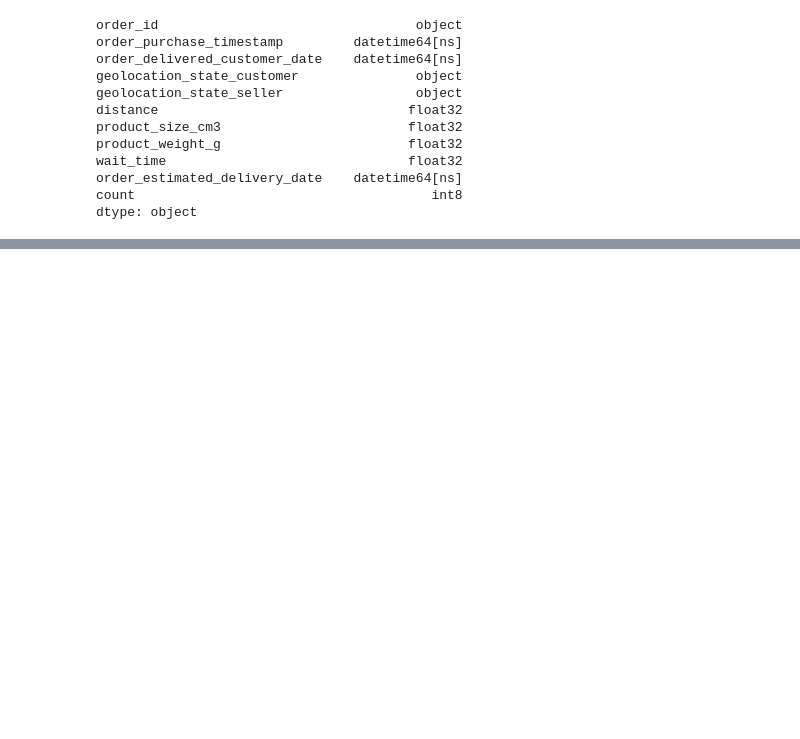
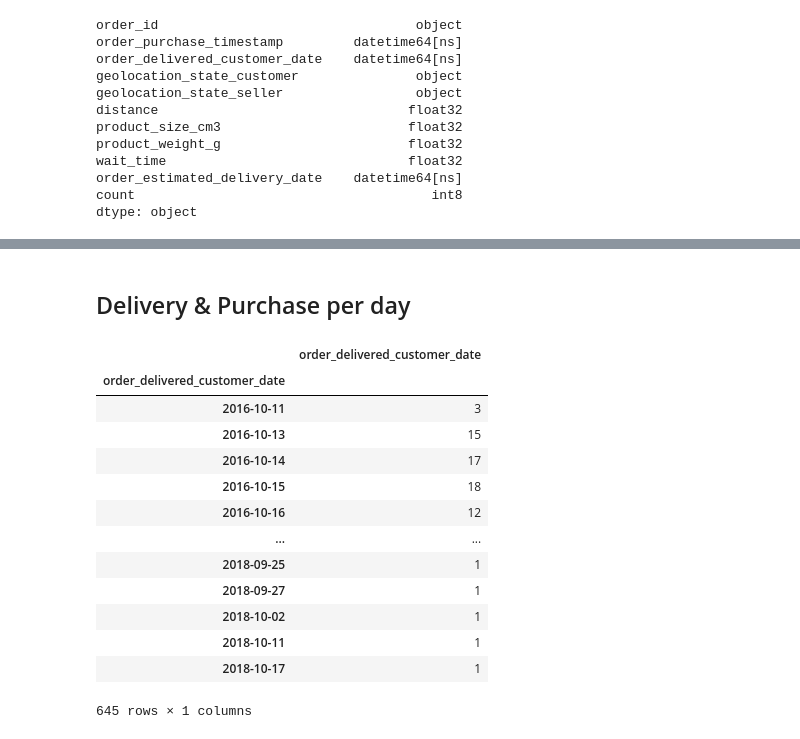
Before and after one commit to Ksyu22/olist_ecommerce, a Jupyter notebook: olist_ecommerce/notebooks/eda_delivery_prediction.ipynb, the cells around one changed output, grey strips where cells are left out. Saved outputs shown, nothing was run; the diff lists cells and outputs as text; code cells hidden in the pictures; blank space fills up the shorter version.

```diff
--- a/olist_ecommerce/notebooks/eda_delivery_prediction.ipynb
+++ b/olist_ecommerce/notebooks/eda_delivery_prediction.ipynb
@@ -560,0 +568,20 @@ df[df.order_purchase_timestamp  > df.order_estimated_delivery_date]
+# %% [markdown]
+## Delivery & Purchase per day
+# %%
+daily_delivery = pd.DataFrame(df['order_delivered_customer_date'].groupby([df['order_delivered_customer_date'].dt.date]).count())
+daily_order = = pd.DataFrame(df['order_purchase_timestamp'].groupby([df['order_purchase_timestamp'].dt.date]).count())
+# %% [output]
+|  | order_delivered_customer_date |
+| order_delivered_customer_date |  |
+| 2016-10-11 | 3 |
+| 2016-10-13 | 15 |
+| 2016-10-14 | 17 |
+| 2016-10-15 | 18 |
+| 2016-10-16 | 12 |
+| ... | ... |
+| 2018-09-25 | 1 |
+| 2018-09-27 | 1 |
+| 2018-10-02 | 1 |
+| 2018-10-11 | 1 |
+| 2018-10-17 | 1 |
+645 rows × 1 columns
```
Also changed, not shown: parts of 7 cells of this notebook.
